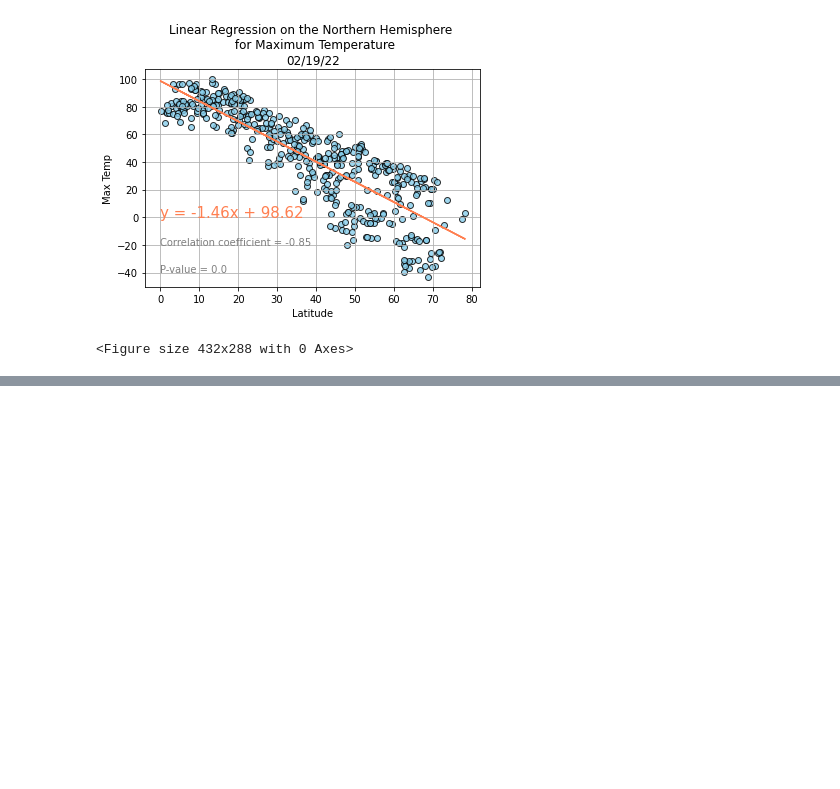
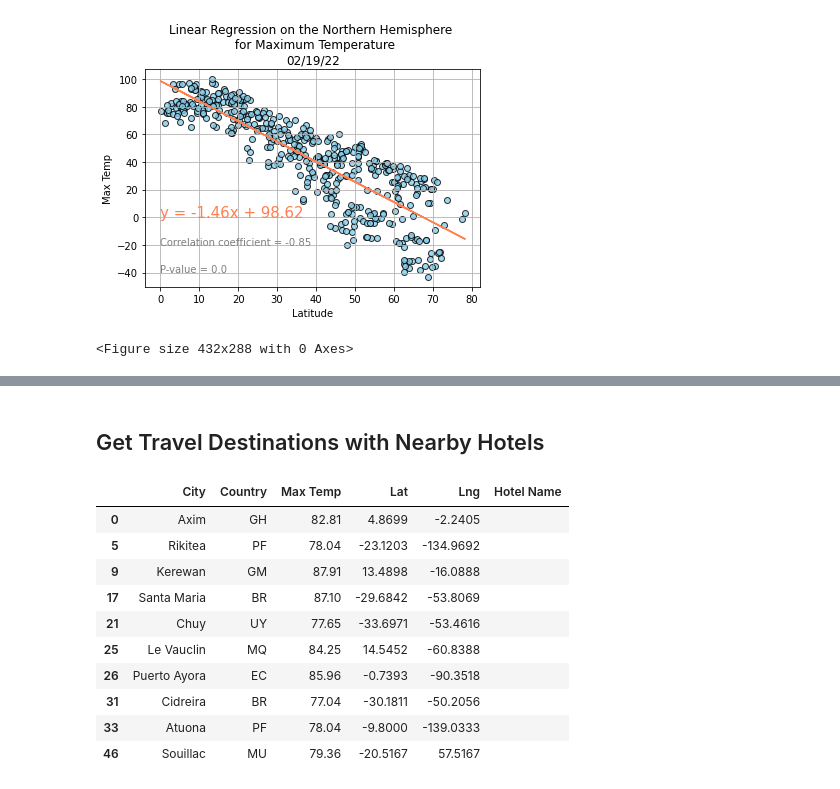
Before and after one commit to Aigerim-Zh/World-Weather-Analysis, a Jupyter notebook: WeatherPy.ipynb, the cells around one changed output, grey strips where cells are left out. Cells and saved outputs as stored; diff of their text form; code cells hidden in the pictures; blank space fills up the shorter version.

```diff
--- a/WeatherPy.ipynb
+++ b/WeatherPy.ipynb
@@ -508,0 +695,20 @@ plt.savefig("weather_data/Latitude vs. Wind Speed_South.png")
+# %% [markdown]
+## Get Travel Destinations with Nearby Hotels
+# %%
+# Create DataFrame called hotel_df to store hotel names along with
+# city, country, max temp, and coordinates.
+hotel_df = preferred_cities_df[["City", "Country", "Max Temp", "Lat", "Lng"]].copy()
+hotel_df["Hotel Name"] = ""
+hotel_df.head(10)
+# %% [output]
+|  | City | Country | Max Temp | Lat | Lng | Hotel Name |
+| 0 | Axim | GH | 82.81 | 4.8699 | -2.2405 |  |
+| 5 | Rikitea | PF | 78.04 | -23.1203 | -134.9692 |  |
+| 9 | Kerewan | GM | 87.91 | 13.4898 | -16.0888 |  |
+| 17 | Santa Maria | BR | 87.10 | -29.6842 | -53.8069 |  |
+| 21 | Chuy | UY | 77.65 | -33.6971 | -53.4616 |  |
+| 25 | Le Vauclin | MQ | 84.25 | 14.5452 | -60.8388 |  |
+| 26 | Puerto Ayora | EC | 85.96 | -0.7393 | -90.3518 |  |
+| 31 | Cidreira | BR | 77.04 | -30.1811 | -50.2056 |  |
+| 33 | Atuona | PF | 78.04 | -9.8000 | -139.0333 |  |
+| 46 | Souillac | MU | 79.36 | -20.5167 | 57.5167 |  |
```
Also changed, not shown: parts of 77 cells of this notebook, 3 other files.
